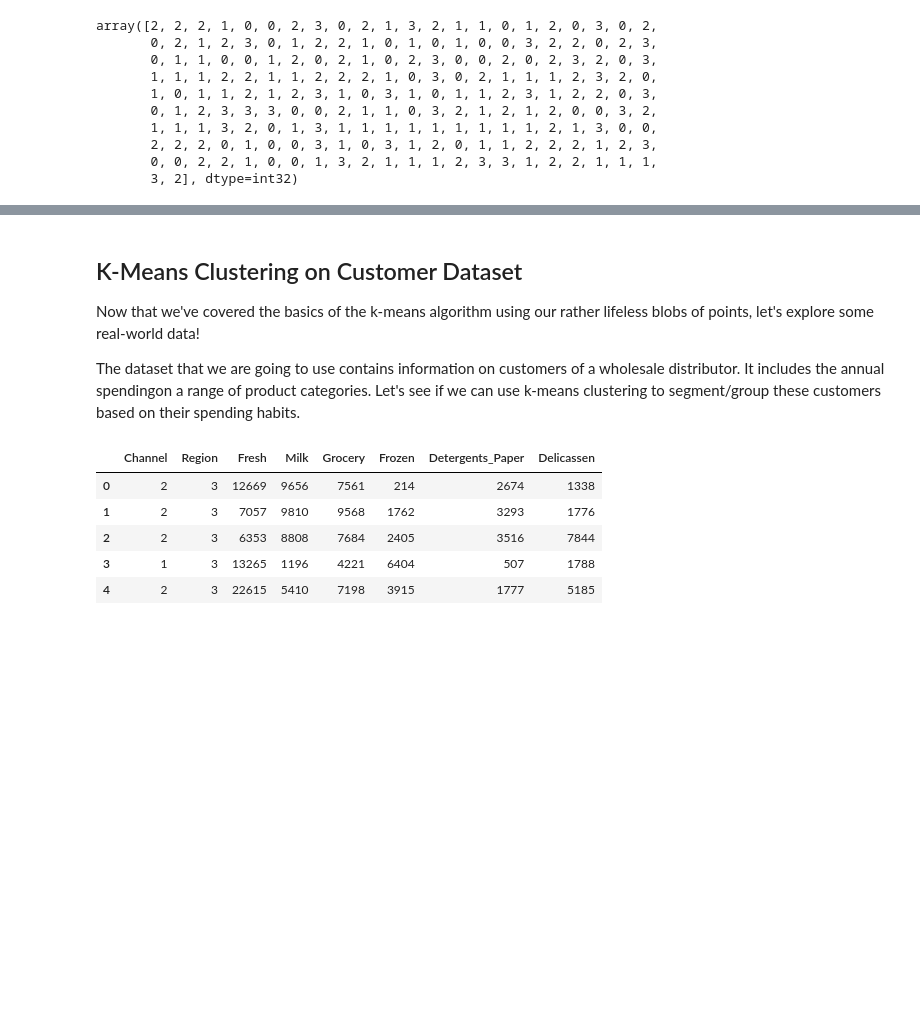
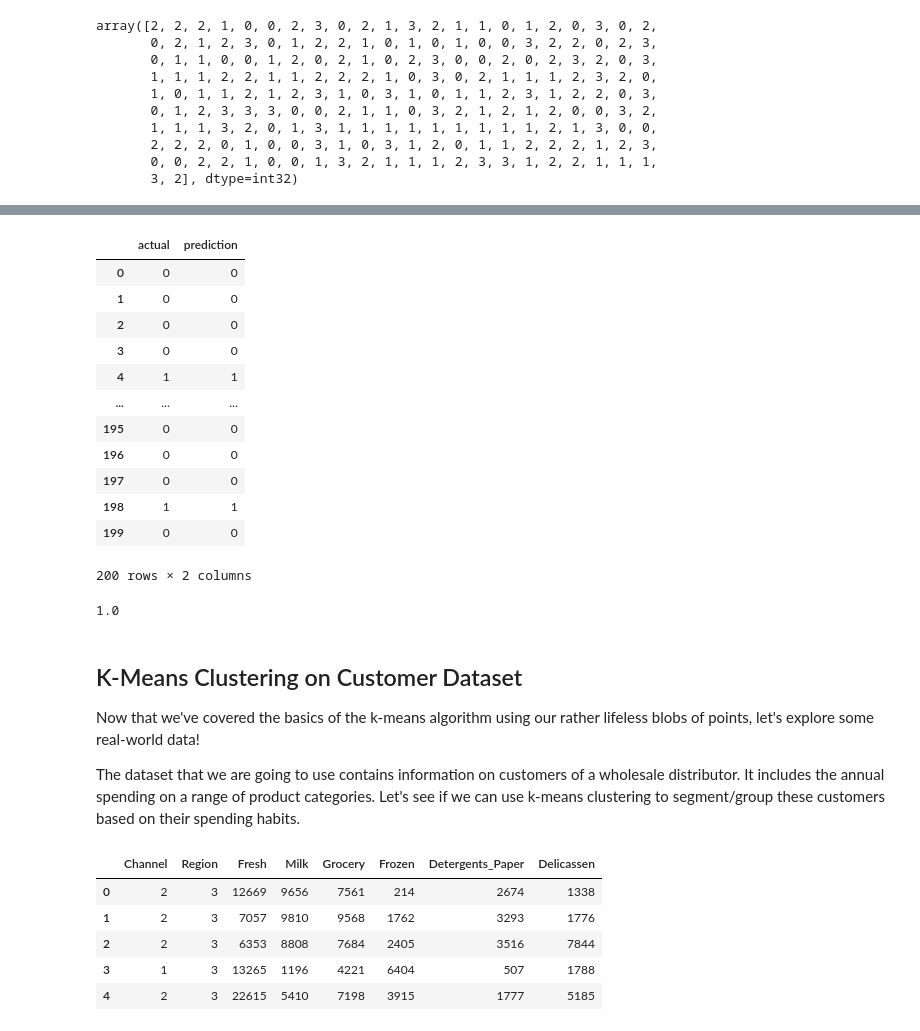
Before and after one commit to UKDataServiceOpen/ML_Workshop, a Jupyter notebook: K-Means.ipynb, the cells around one changed output, grey strips where cells are left out. Drawn from its saved outputs; the diff is of its cells as text; code cells hidden in the pictures; blank space fills up the shorter version.

Commit message:
made some updates to k-means code

```diff
--- a/K-Means.ipynb
+++ b/K-Means.ipynb
@@ -302,9 +327,43 @@ plt.scatter(scaled_features[:,0], scaled_features[:,1], marker = "o", c = kmeans
+# %%
+# We will need pandas to import and manipulate our csv file, i.e., our dataset
+import pandas as pd
+
+correct = 0
+
+prediction = kmeans.predict(scaled_features)
+
+pred_df = pd.DataFrame({'actual': kmeans.labels_, 'prediction': prediction})
+pred_df
+# %% [output]
+|  | actual | prediction |
+| 0 | 0 | 0 |
+| 1 | 0 | 0 |
+| 2 | 0 | 0 |
+| 3 | 0 | 0 |
+| 4 | 1 | 1 |
+| ... | ... | ... |
+| 195 | 0 | 0 |
+| 196 | 0 | 0 |
+| 197 | 0 | 0 |
+| 198 | 1 | 1 |
+| 199 | 0 | 0 |
+200 rows × 2 columns
+# %%
+
+
+for i in range(len(kmeans.labels_)):
+    if prediction[i] == kmeans.labels_[i]:
+        correct += 1
+
+print(correct/len(kmeans.labels_))
+# %% [output]
+1.0
 # %% [markdown]
 ## K-Means Clustering on Customer Dataset
 
 Now that we've covered the basics of the k-means algorithm using our rather lifeless blobs of points, let's explore some real-world data!
 
-The dataset that we are going to use contains information on customers of a wholesale distributor. It includes the annual spendingon a range of product categories. Let's see if we can use k-means clustering to segment/group these customers based on their spending habits.
+The dataset that we are going to use contains information on customers of a wholesale distributor. It includes the annual spending on a range of product categories. Let's see if we can use k-means clustering to segment/group these customers based on their spending habits.
 # %%
 # Import necessary libraries
 
```
Also changed, not shown: parts of 26 cells of this notebook.
